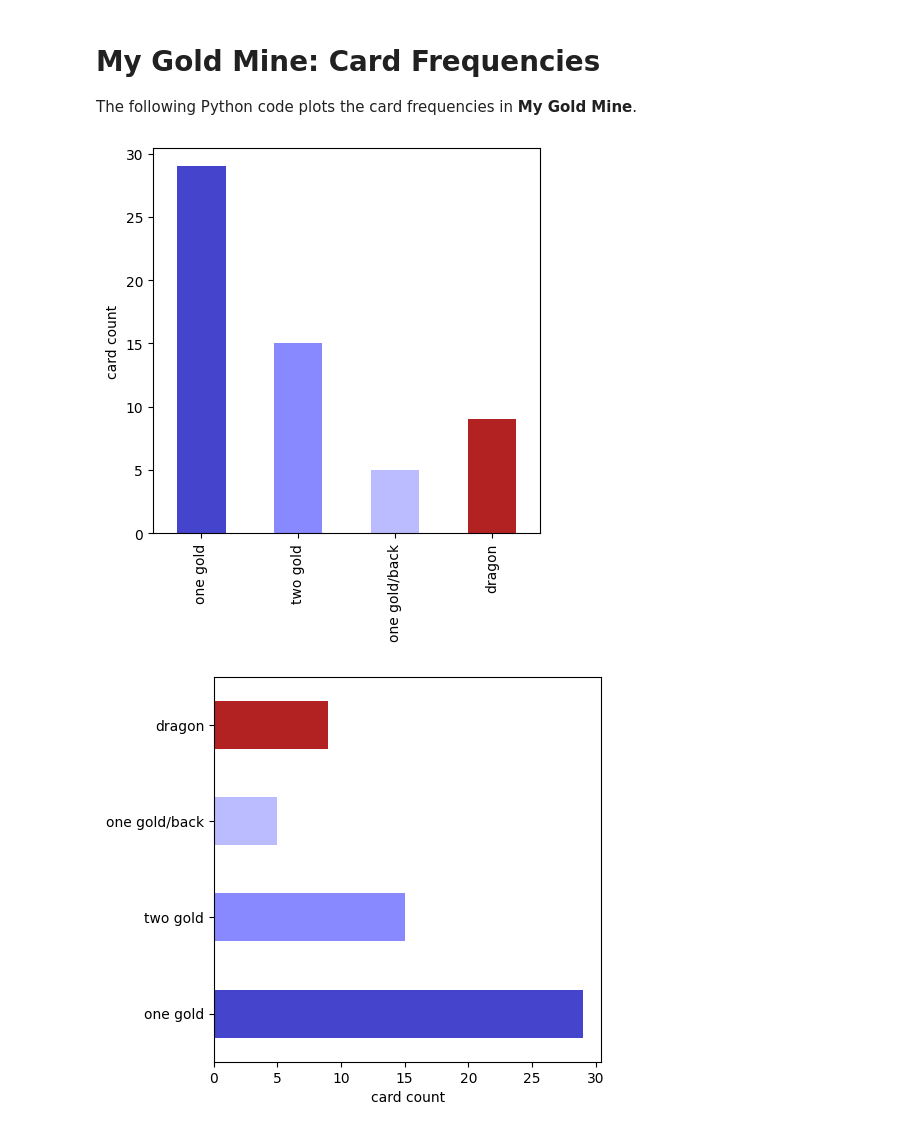
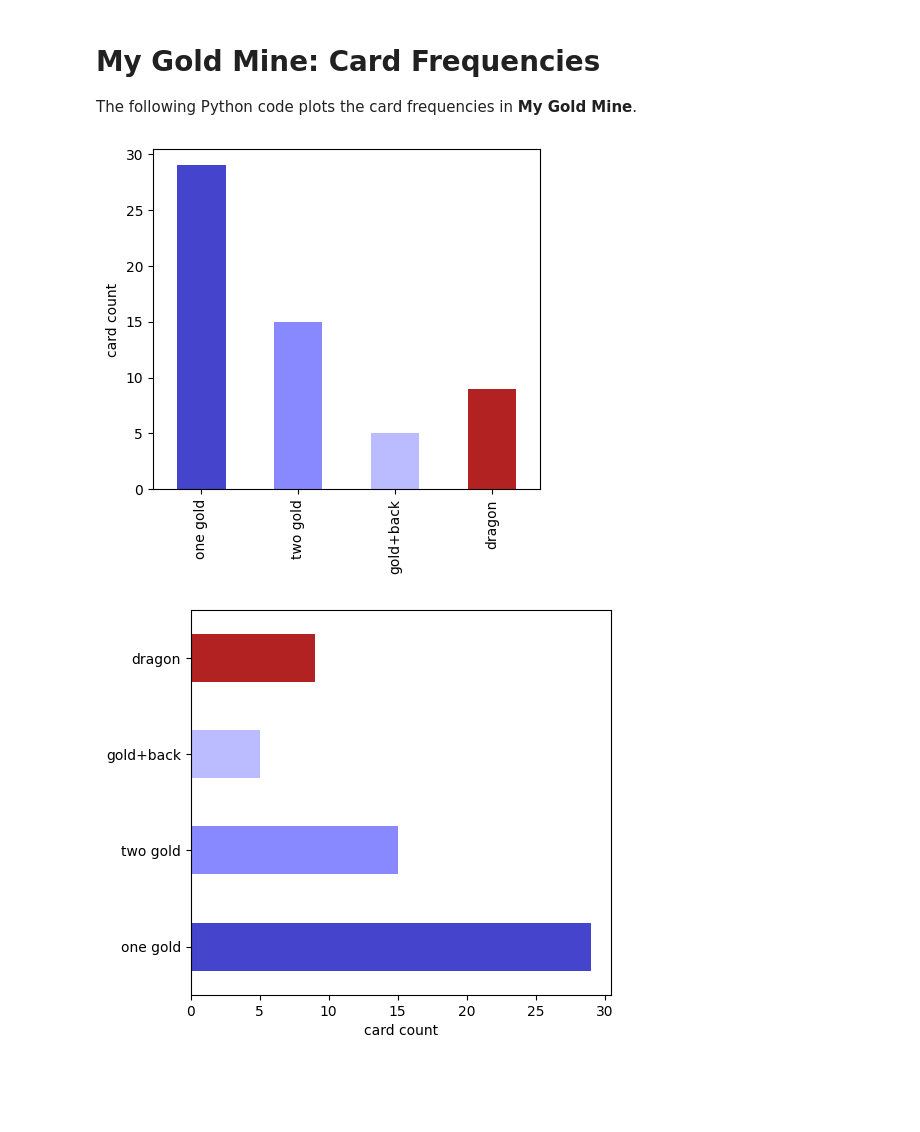
Before and after one commit to krother/probably_fun, a Jupyter notebook: articles/frequency/frequency_plots.ipynb, the cells around one changed output. Saved outputs shown, nothing was run; the diff lists cells and outputs as text; code cells hidden in the pictures; blank space fills up the shorter version.

Commit message:
fix plot labels

```diff
--- a/articles/frequency/frequency_plots.ipynb
+++ b/articles/frequency/frequency_plots.ipynb
@@ -8,19 +8,25 @@ import pandas as pd
 import seaborn as sns
 from matplotlib import pyplot as plt
 # %%
-s = pd.Series([29, 15, 5, 9], index=list("one gold,two gold,one gold/back,dragon".split(",")))
+data = [29, 15, 5, 9]
+labels = list("one gold,two gold,gold+back,dragon".split(","))
+s = pd.Series(data, index=labels)
 # %%
+fig = plt.figure()
 s.plot.bar(figsize=(5, 5), color=["#4444cc", "#8888ff", "#bbbbff", "firebrick"])
 plt.ylabel("card count")
+fig.subplots_adjust(bottom=0.2)
 plt.savefig("bar_vert.png", dpi=100)
 # %% [output]
-[figure, old version]
+[figure, new version]
 # %%
-s.plot.barh(figsize=(5, 5), color=["#4444cc", "#8888ff", "#bbbbff", "firebrick"])
+fig = plt.figure()
+s.plot.barh(figsize=(6, 5), color=["#4444cc", "#8888ff", "#bbbbff", "firebrick"])
 plt.xlabel("card count")
+fig.subplots_adjust(left=0.2)
 plt.savefig("bar_horiz.png", dpi=100)
 # %% [output]
-[figure, old version]
+[figure, new version]
 # %%
 s.plot.pie(explode=[0, 0, 0, 0.2], autopct="%4.1f%%", figsize=(5, 5), colors=["#4444cc", "#8888ff", "#bbbbff", "firebrick"])
 plt.savefig("pie.png", dpi=100)
```
Also changed, not shown: parts of 1 cell of this notebook, 5 other files.
